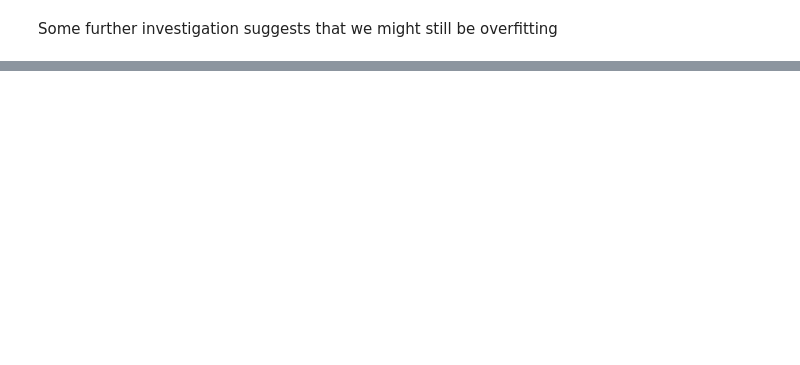
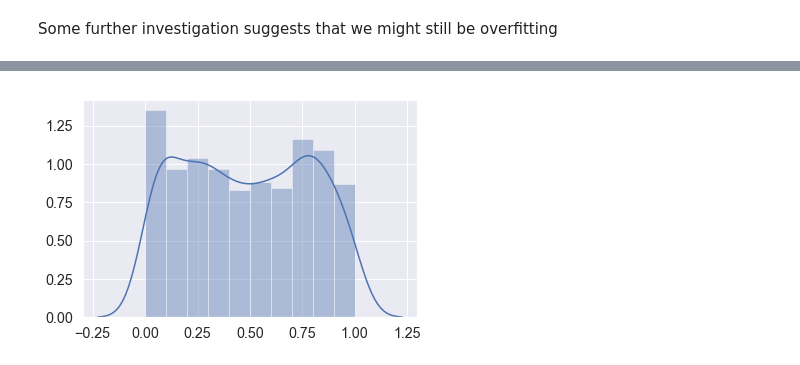
Before and after one commit to rguo123/conditional_entropy_forests, a Jupyter notebook: Preventing Overfitting in Random Forest Estimate.ipynb, the cells around one changed output, grey strips where cells are left out. Drawn from its saved outputs; the diff is of its cells as text; code cells hidden in the pictures; blank space fills up the shorter version.

```diff
--- a/Preventing Overfitting in Random Forest Estimate.ipynb
+++ b/Preventing Overfitting in Random Forest Estimate.ipynb
@@ -395,7 +209,7 @@ from sklearn.ensemble.forest import _generate_unsampled_indices
 from sklearn.ensemble import BaggingClassifier
 from sklearn.tree import DecisionTreeClassifier
 
-X, y = get_sample(100, 0, 1)
+X, y = get_sample(1000, 0, 1)
 X = np.array(X).reshape(-1, 1)
 
 def rf_entropy_estimate_bagging(X, y, n_estimators = 500, max_samples = .63, bootstrap = True):
@@ -412,7 +226,7 @@ def rf_entropy_estimate_bagging(X, y, n_estimators = 500, max_samples = .63, boo
         node_counts = tree.tree_.n_node_samples
         #print(node_counts)
         #print(X[unsampled_indices])
-        # get counts for out of bag samples
+        # get counts for out of bag samples by retrieiving leaf index of each unused sample
         partition_counts = np.asarray([node_counts[x] for x in tree.apply(X[unsampled_indices])])
         #print(partition_counts)
         # get probability for out of bag samples
@@ -420,7 +234,10 @@ def rf_entropy_estimate_bagging(X, y, n_estimators = 500, max_samples = .63, boo
         # find total elements for out of bag samples
         elems = np.multiply(class_probs, partition_counts[:, np.newaxis])
         # store counts for each x (repeat fhis for each tree)
-        class_counts[unsampled_indices] += elems
+        i = 0
+        for elem in elems:
+            class_counts += elem
+            i += 1
     # calculate p(y|X = x) for all x's
     probs = class_counts/class_counts.sum(axis = 1, keepdims = True)
     entropies = -np.sum(np.log(probs)*probs, axis = 1)
@@ -457,7 +274,7 @@ plt.show()
 Some further investigation suggests that we might still be overfitting
 # %%
 model = BaggingClassifier(DecisionTreeClassifier(),
-                              n_estimators = 100,
+                              n_estimators = 500,
                               max_samples= .63,
                               bootstrap = True)
 model.fit(X, y)
@@ -465,16 +282,24 @@ class_counts = np.zeros((X.shape[0], model.n_classes_))
 for tree in model:
     unsampled_indices = _generate_unsampled_indices(tree.random_state, len(X))
     node_counts = tree.tree_.n_node_samples
-    partition_counts = np.asarray([node_counts[x] for x in tree.apply(X[unsampled_indices])])
-    class_probs = tree.predict_proba(X[unsampled_indices])
+    partition_counts = np.asarray([node_counts[x] for x in tree.apply(X)])
+    #print(partition_counts[5])
+    class_probs = tree.predict_proba(X)
+    #print(class_probs[5])
     elems = np.multiply(class_probs, partition_counts[:, np.newaxis])
-    class_counts[unsampled_indices] += elems
+    i = 0
+    for elem in elems:
+        class_counts[i] += elem
+        i += 1
+    print(class_counts[0])
+    #if 0 in unsampled_indices:
+        #print(elems[0])
 
 probs = class_counts/class_counts.sum(axis = 1, keepdims = True)
-print(probs)
+#print(probs[0])
 entropies = -np.sum(np.log(probs)*probs, axis = 1)
 entropies = np.nan_to_num(entropies)
-
+print(np.mean(entropies))
 np.warnings.filterwarnings('ignore')
 
 #rf_entropy_estimate_bagging(X, y, 500, .63)
@@ -500,0 +349,6 @@ Averaging these entropies won't balance themselves out. We would ideally like to
+# %%
+import seaborn as sns
+import matplotlib.pyplot as plt
+sns.distplot(probs[:, 0]);
+# %% [output]
+[figure, added]
```
Also changed, not shown: parts of 10 cells of this notebook, 5 other files.
